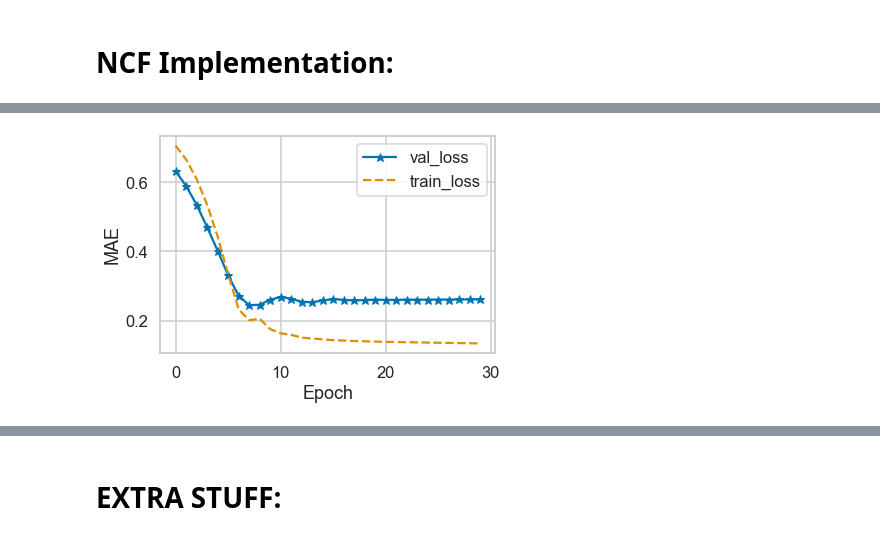
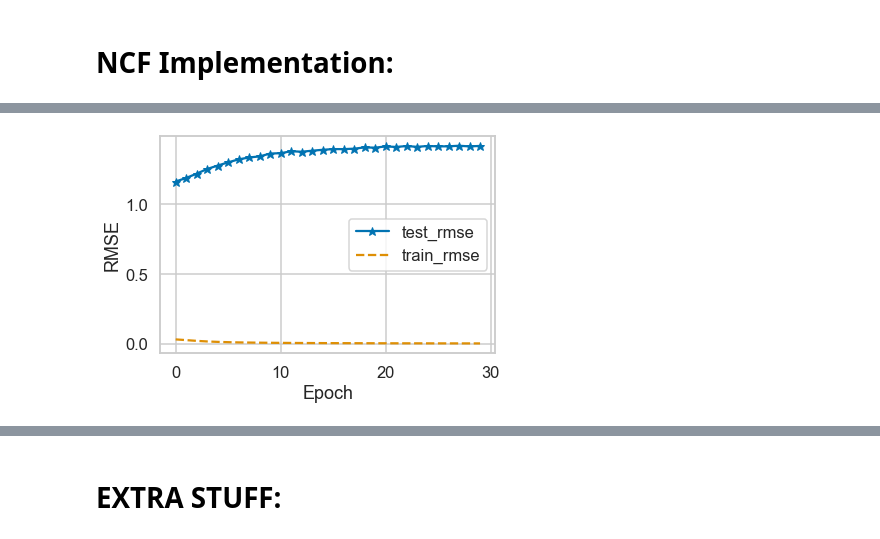
Before and after one commit to akhilesh-somani/Restaurant_Recommendation_System, a Jupyter notebook: Baseline2/Baseline_2.ipynb, the cells around one changed output, grey strips where cells are left out. Cells and saved outputs as stored; diff of their text form; code cells hidden in the pictures.

```diff
--- a/Baseline2/Baseline_2.ipynb
+++ b/Baseline2/Baseline_2.ipynb
@@ -524,7 +545,7 @@ def parse_args():
                         help='Whether to save the trained model.')
     return parser.parse_args()
 
-sys.argv = ['MLP.py','--dataset','Toronto','--epochs','5','--batch_size','25000','--layers','[64,32,16,8]',
+sys.argv = ['MLP.py','--dataset','Toronto','--epochs','30','--batch_size','256','--layers','[64,32,16,8]',
 '--reg_layers','[0,0,0,0]', '--lr','0.001','--learner','adam','--verbose','1','--out','1']
 
 args = parse_args()
@@ -534,7 +555,7 @@ reg_layers = eval(args.reg_layers)
 learner = args.learner
 learning_rate = args.lr
 batch_size = args.batch_size
-epochs = args.epochs
+num_epochs = args.epochs
 verbose = args.verbose
 evaluation_threads = 1 # mp.cpu_count()
 
@@ -828,8 +823,6 @@ num_items = dataset_to_use.business_id.nunique()
 # %%
-from evaluate_rate import evaluate_rate_model
-
 # Build and compile, and check initial performance
-model = get_model(num_users, num_items, mf_dim, layers, reg_layers, reg_mf)
+model = get_ncf_model(num_users, num_items, mf_dim, layers, reg_layers, reg_mf)
 
 if learner.lower() == "adagrad":
     model.compile(optimizer=Adagrad(lr=learning_rate), loss='mse')
@@ -840,20 +833,11 @@ elif learner.lower() == "adam":
 else:
     model.compile(optimizer=SGD(lr=learning_rate), loss='mse')
 
-if learner.lower() == "adagrad":
-    model.compile(optimizer=Adagrad(lr=learning_rate), loss='mae')
-elif learner.lower() == "rmsprop":
-    model.compile(optimizer=RMSprop(lr=learning_rate), loss='mae')
-elif learner.lower() == "adam":
-    model.compile(optimizer=Adam(lr=learning_rate), loss='mae')
-else:
-    model.compile(optimizer=SGD(lr=learning_rate), loss='mae')
-
 # Load pretrain model
 if mf_pretrain != '' and mlp_pretrain != '':
-    gmf_model = GMF.get_model(num_users,num_items,mf_dim)
+    gmf_model = get_gmf_model(num_users,num_items,mf_dim)
     gmf_model.load_weights(mf_pretrain)
-    mlp_model = MLP.get_model(num_users,num_items, layers, reg_layers)
+    mlp_model = get_mlp_model(num_users,num_items, layers, reg_layers)
     mlp_model.load_weights(mlp_pretrain)
     model = load_pretrain_model(model, gmf_model, mlp_model, len(layers))
     print("Load pretrained GMF (%s) and MLP (%s) models done. " %(mf_pretrain, mlp_pretrain))
@@ -861,8 +845,5 @@ if mf_pretrain != '' and mlp_pretrain != '':
 # Initial performance
 (mse, r2) = evaluate_rate_model(model, X_test, y_test, evaluation_threads)
 print('Initial: Test RMSE = %.4f, Test R2 = %.4f' % (np.sqrt(mse), r2))
-
-# if args.out > 0:
-#     model.save_weights(model_out_file, overwrite=True)
 # %% [output]
 Input layer:  (None, 1) <dtype: 'int32'>
@@ -870,7 +852,11 @@ Initial: Test RMSE = 3.8352, Test R2 = -7.9126
 # %%
 # Training and testing model
+current_folder = os.getcwd()
+model_out_file_ncf = current_folder + 'Pretrain/%s_NeuMF_%d_%s_%d.h5' %(args.dataset, mf_dim, args.layers, time())
+
 train_loss, val_loss = [], []
 test_rmse, test_r2 = [], []
+best_mse = float('inf')
 
 for epoch in range(num_epochs):
     t1 = time()
@@ -881,14 +867,14 @@ for epoch in range(num_epochs):
     # Training
     history = model.fit([np.array(user_input), np.array(item_input)], #input
                          np.array(labels), # labels
-                         batch_size = 50000, epochs = num_epochs, verbose = 2, shuffle = True)
+                         batch_size = batch_size, epochs = 1, verbose = 0, shuffle = True)
 
     train_loss.append(history.history['loss'][0])
     #val_loss.append(history.history['val_loss'][0])
 
     t2 = time()
 
-#     # Evaluation
+    #Evaluation
     if epoch % verbose == 0:
         (mse, r2) = evaluate_rate_model(model, X_test, y_test, evaluation_threads)
 
@@ -901,9 +887,9 @@ for epoch in range(num_epochs):
         if mse < best_mse:
             best_mse, best_r2, best_iter = mse, r2, epoch
             if args.out > 0:
-                model.save_weights(model_out_file, overwrite=True)
+                model.save_weights(model_out_file_ncf, overwrite=True)
 
 print("End. Best Iteration %d:  RMSE = %.4f, R2 = %.4f. " %(best_iter, np.sqrt(best_mse), best_r2))
 if args.out > 0:
-    print("The best NeuMF model is saved to %s" %(model_out_file))
+    print("The best NeuMF model is saved")
 # %% [output]
@@ -927,9 +913,9 @@ Epoch 30/30
 # %%
-plt.plot(history.history['val_loss'], '*-', label = 'val_loss')
-plt.plot(history.history['loss'], '--', label = 'train_loss')
+plt.plot(test_rmse, '*-', label = 'test_rmse')
+plt.plot(train_loss, '--', label = 'train_rmse')
 plt.legend()
 plt.xlabel('Epoch')
-plt.ylabel('MAE')
+plt.ylabel('RMSE')
 plt.show()
 # %% [output]
-[figure, old version]
+[figure, new version]
```
Also changed, not shown: parts of 42 cells of this notebook, 1 other file.
